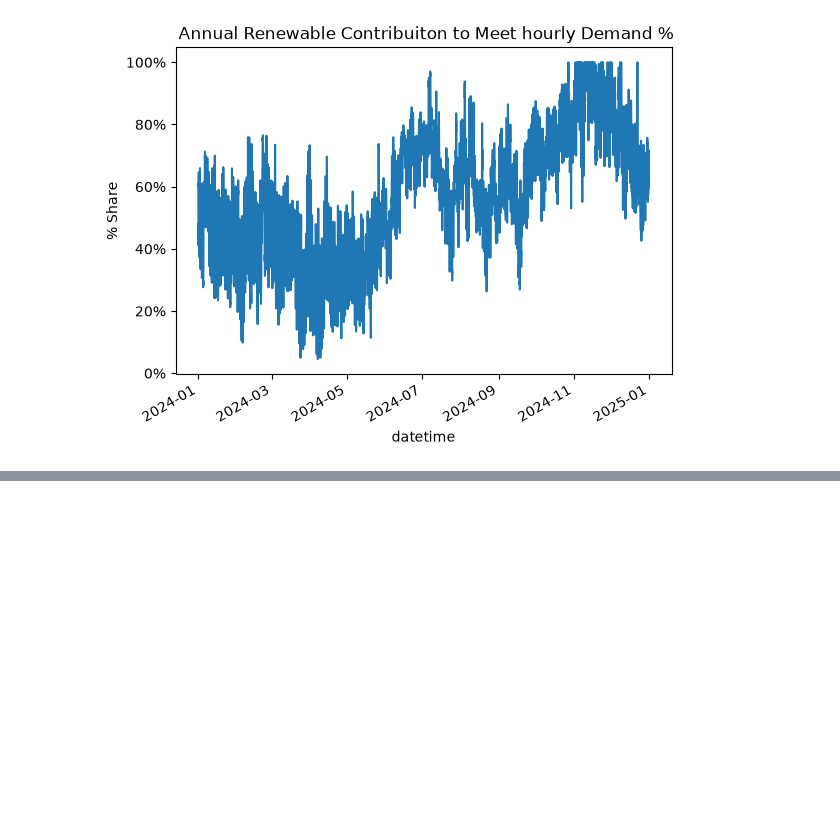
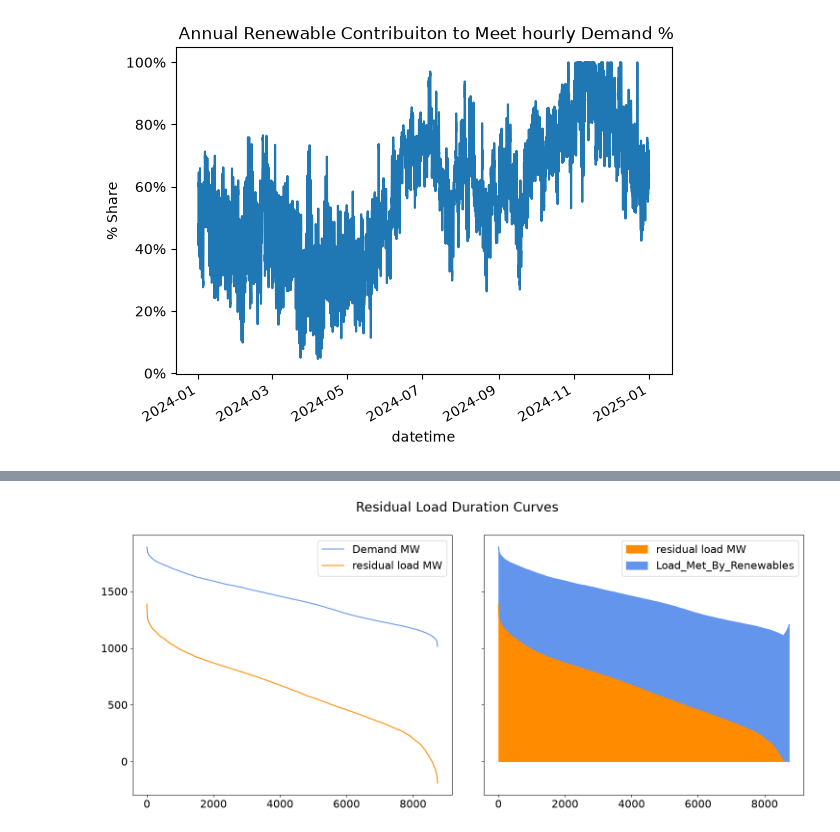
Before and after one commit to jorgeluisti07/RENEWABLE-SHARE-IN-PANAMA, a Jupyter notebook: RENEWABLES SHARE IN PANAMA.ipynb, the cells around one changed output, grey strips where cells are left out. Cells and saved outputs as stored; diff of their text form; code cells hidden in the pictures; blank space fills up the shorter version.

```diff
--- a/RENEWABLES SHARE IN PANAMA.ipynb
+++ b/RENEWABLES SHARE IN PANAMA.ipynb
@@ -191,0 +260,3 @@ Text(0.5, 1.0, ' Annual Renewable Contribuiton to Meet hourly Demand %')
+# %%
+df_demand = df_electricity_demand.join(df_residual_demand)
+df_demand
@@ -191,0 +277,2 @@ Text(0.5, 1.0, ' Annual Renewable Contribuiton to Meet hourly Demand %')
+# %%
+df_demand[ "Load_Met_By_Renewables"] = df_demand[ "Demand MW"] - df_demand["residual load MW"]
@@ -191,0 +295,11 @@ Text(0.5, 1.0, ' Annual Renewable Contribuiton to Meet hourly Demand %')
+# %%
+plt.rcParams["font.size"] = 16
+fig, (ax1, ax2) = plt.subplots(1, 2, figsize=(18,7), sharey=True)
+plt.subplots_adjust(wspace=0.1)
+fig.suptitle("Residual Load Duration Curves")
+
+df_demand[["Demand MW", "residual load MW"]].plot(ax=ax1, color=["cornflowerblue", "darkorange"])
+df_demand[["residual load MW", "Load_Met_By_Renewables"]].clip(lower=0).plot(ax=ax2, color=[ "darkorange", "cornflowerblue"], kind="area", stacked=True)
+plt.show()
+# %% [output]
+[figure, added]
```
Also changed, not shown: parts of 18 cells of this notebook, 1 other file.
